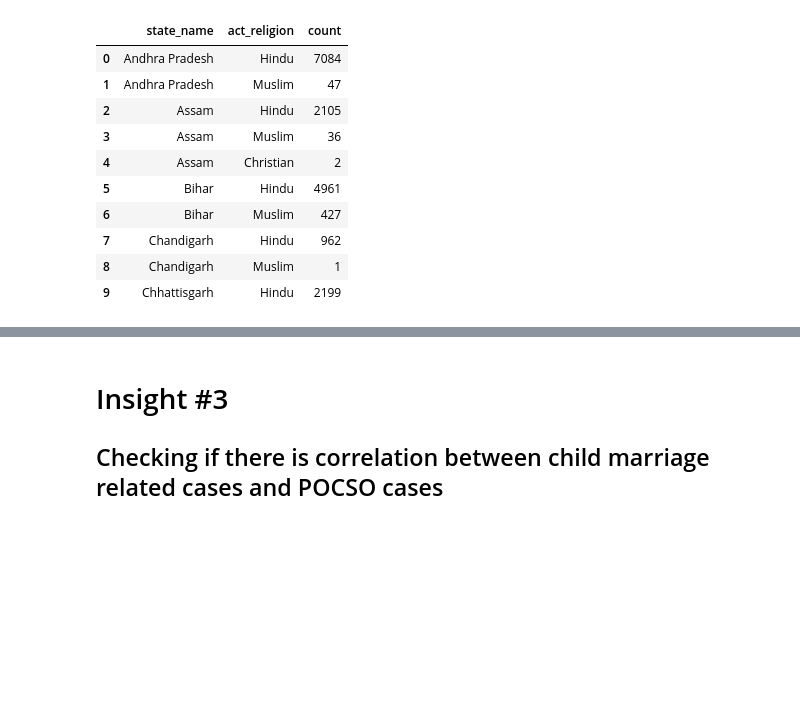
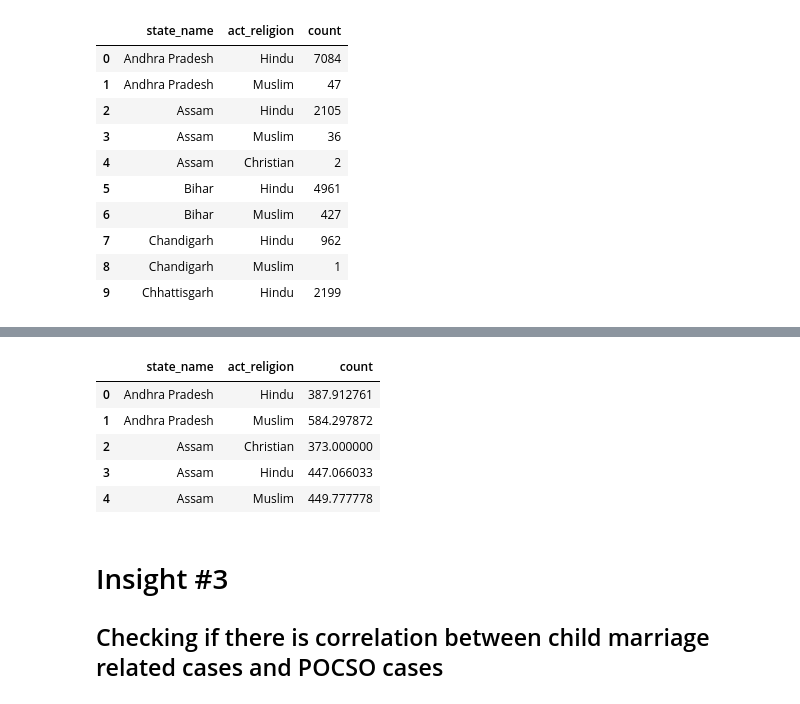
Before and after one commit to ujjwal-shekhar/Indian-Judicial-System-PreCog, a Jupyter notebook: data-visualizer-precog.ipynb, the cells around one changed output, grey strips where cells are left out. Saved outputs shown, nothing was run; the diff lists cells and outputs as text; code cells hidden in the pictures; blank space fills up the shorter version.

```diff
--- a/data-visualizer-precog.ipynb
+++ b/data-visualizer-precog.ipynb
@@ -1399,0 +1356,4 @@ px.choropleth(
+# %%
+df2 = df3.dropna()
+df2['duration_of_case'] = df2.apply(lambda row : (row['date_of_decision'] - row['date_of_filing']).days, axis=1)
+df2.head()
@@ -1399,0 +1368,14 @@ px.choropleth(
+# %%
+duration_religions_state = (df2.groupby(['state_name', 'act_religion'])['duration_of_case'].mean())
+duration_religions_state = duration_religions_state.to_frame()
+duration_religions_state.columns = ['count']
+duration_religions_state = duration_religions_state.reset_index()
+
+duration_religions_state.head()
+# %% [output]
+|  | state_name | act_religion | count |
+| 0 | Andhra Pradesh | Hindu | 387.912761 |
+| 1 | Andhra Pradesh | Muslim | 584.297872 |
+| 2 | Assam | Christian | 373.000000 |
+| 3 | Assam | Hindu | 447.066033 |
+| 4 | Assam | Muslim | 449.777778 |
```
Also changed, not shown: parts of 21 cells of this notebook.
